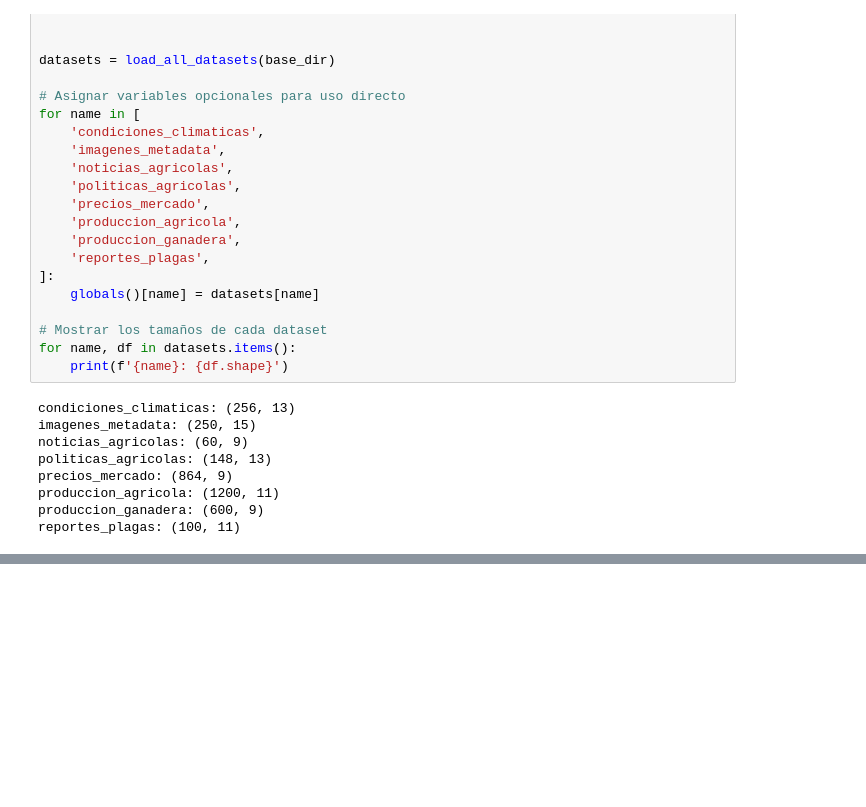
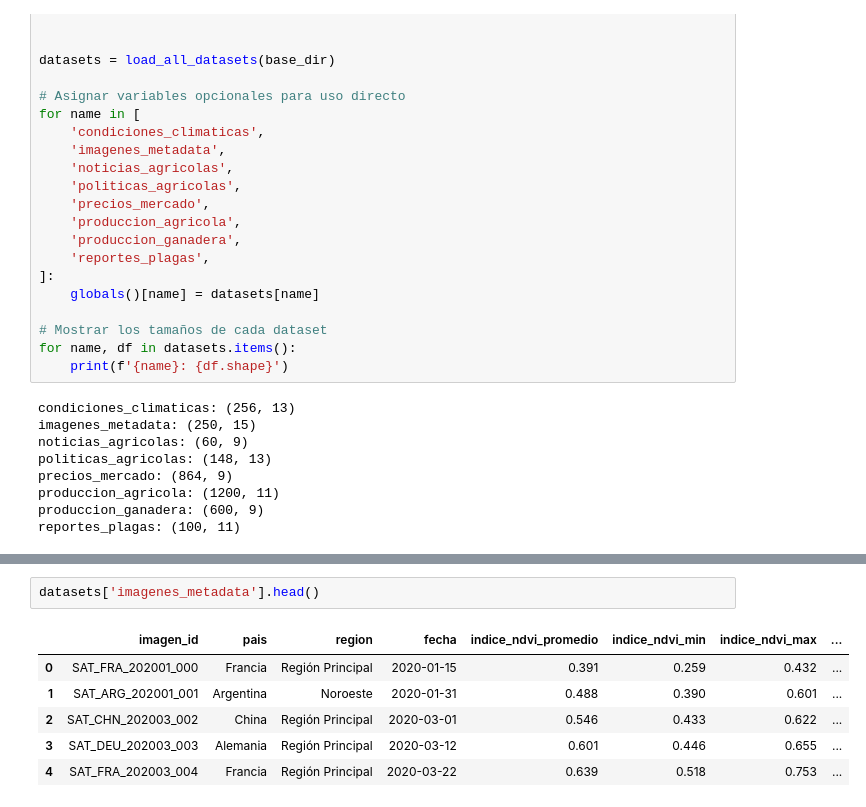
Before and after one commit to AitorBarrera/SBD_Trabajo_Final, a Jupyter notebook: Codigo.ipynb, the cells around one changed output, grey strips where cells are left out. Drawn from its saved outputs; the diff is of its cells as text; blank space fills up the shorter version.

```diff
--- a/Codigo.ipynb
+++ b/Codigo.ipynb
@@ -62,3 +124,12 @@ datasets['condiciones_climaticas'].head()
 | 2 | ARG | Argentina | 2019 | 111 | NaN | 64 | ... |
 | 3 | ARG | Argentina | 2018 | 64 | NaN | 68 | ... |
 | 4 | ARG | Argentina | 2016 | 93 | NaN | 83 | ... |
+# %%
+datasets['imagenes_metadata'].head()
+# %% [output]
+|  | imagen_id | pais | region | fecha | indice_ndvi_promedio | indice_ndvi_min | indice_ndvi_max | ... |
+| 0 | SAT_FRA_202001_000 | Francia | Región Principal | 2020-01-15 | 0.391 | 0.259 | 0.432 | ... |
+| 1 | SAT_ARG_202001_001 | Argentina | Noroeste | 2020-01-31 | 0.488 | 0.390 | 0.601 | ... |
+| 2 | SAT_CHN_202003_002 | China | Región Principal | 2020-03-01 | 0.546 | 0.433 | 0.622 | ... |
+| 3 | SAT_DEU_202003_003 | Alemania | Región Principal | 2020-03-12 | 0.601 | 0.446 | 0.655 | ... |
+| 4 | SAT_FRA_202003_004 | Francia | Región Principal | 2020-03-22 | 0.639 | 0.518 | 0.753 | ... |
```
Also changed, not shown: parts of 2 cells of this notebook.
